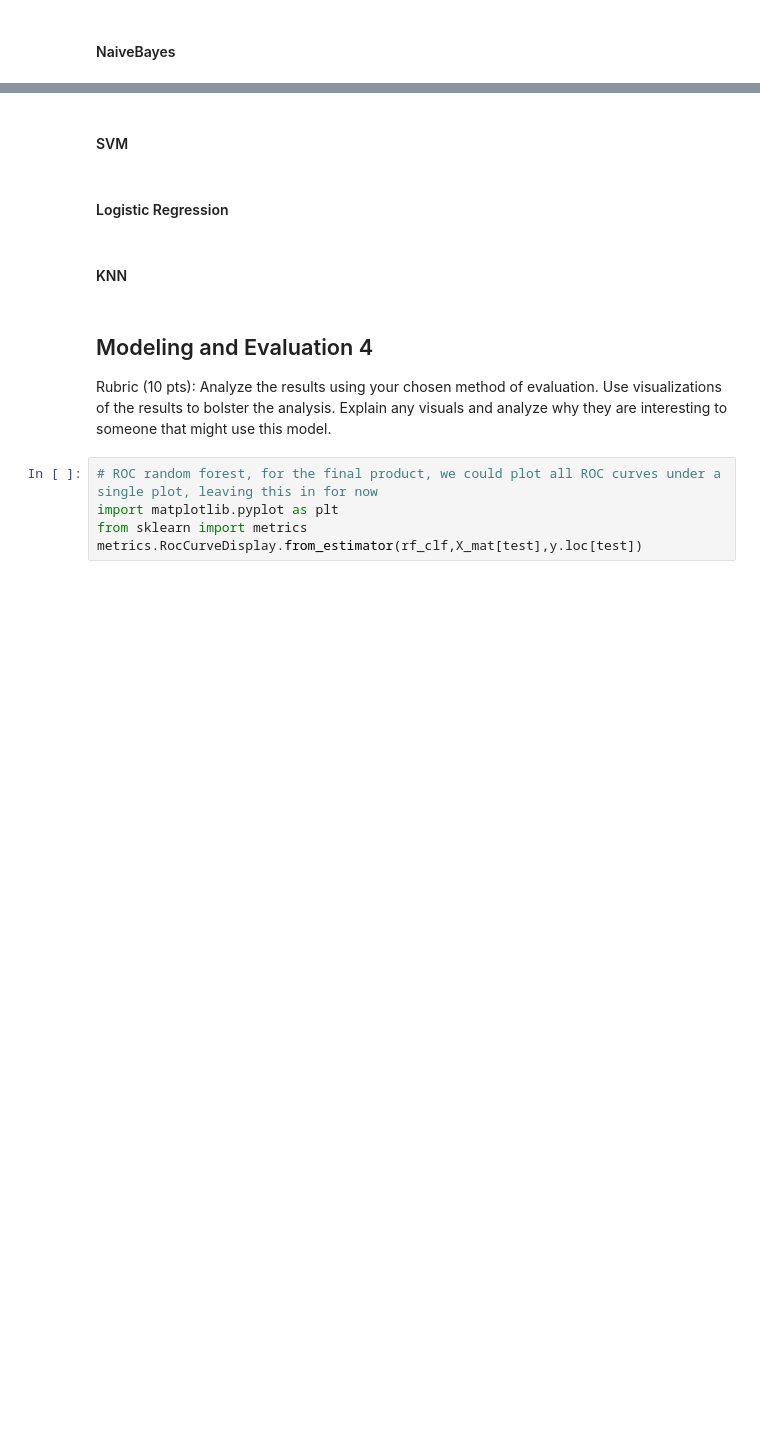
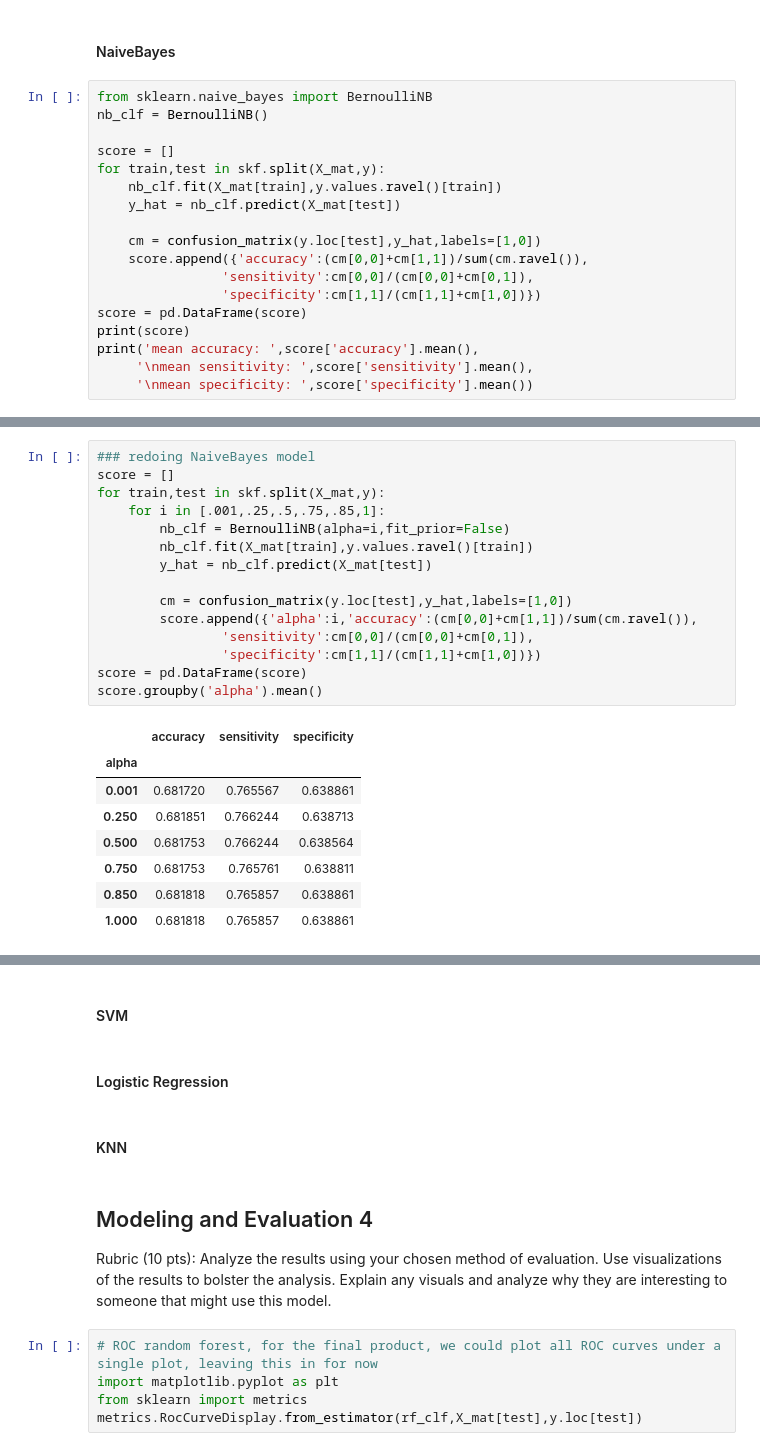
Before and after one commit to boneeyah/DS7331_Group, a Jupyter notebook: Lab2.ipynb, the cells around one changed output, grey strips where cells are left out. Drawn from its saved outputs; the diff is of its cells as text; blank space fills up the shorter version.

```diff
--- a/Lab2.ipynb
+++ b/Lab2.ipynb
@@ -447,2 +417,20 @@ mean specificity:  0.8961746730777873
 # %% [markdown]
 #### NaiveBayes
+# %%
+from sklearn.naive_bayes import BernoulliNB
+nb_clf = BernoulliNB()
+
+score = []
+for train,test in skf.split(X_mat,y):
+    nb_clf.fit(X_mat[train],y.values.ravel()[train])
+    y_hat = nb_clf.predict(X_mat[test])
+
+    cm = confusion_matrix(y.loc[test],y_hat,labels=[1,0])
+    score.append({'accuracy':(cm[0,0]+cm[1,1])/sum(cm.ravel()),
+                'sensitivity':cm[0,0]/(cm[0,0]+cm[0,1]),
+                'specificity':cm[1,1]/(cm[1,1]+cm[1,0])})
+score = pd.DataFrame(score)
+print(score)
+print('mean accuracy: ',score['accuracy'].mean(),
+     '\nmean sensitivity: ',score['sensitivity'].mean(),
+     '\nmean specificity: ',score['specificity'].mean())
@@ -448,0 +452,24 @@ mean specificity:  0.8961746730777873
+# %%
+### redoing NaiveBayes model
+score = []
+for train,test in skf.split(X_mat,y):
+    for i in [.001,.25,.5,.75,.85,1]:
+        nb_clf = BernoulliNB(alpha=i,fit_prior=False)
+        nb_clf.fit(X_mat[train],y.values.ravel()[train])
+        y_hat = nb_clf.predict(X_mat[test])
+
+        cm = confusion_matrix(y.loc[test],y_hat,labels=[1,0])
+        score.append({'alpha':i,'accuracy':(cm[0,0]+cm[1,1])/sum(cm.ravel()),
+                'sensitivity':cm[0,0]/(cm[0,0]+cm[0,1]),
+                'specificity':cm[1,1]/(cm[1,1]+cm[1,0])})
+score = pd.DataFrame(score)
+score.groupby('alpha').mean()
+# %% [output]
+|  | accuracy | sensitivity | specificity |
+| alpha |  |  |  |
+| 0.001 | 0.681720 | 0.765567 | 0.638861 |
+| 0.250 | 0.681851 | 0.766244 | 0.638713 |
+| 0.500 | 0.681753 | 0.766244 | 0.638564 |
+| 0.750 | 0.681753 | 0.765761 | 0.638811 |
+| 0.850 | 0.681818 | 0.765857 | 0.638861 |
+| 1.000 | 0.681818 | 0.765857 | 0.638861 |
```
Also changed, not shown: parts of 8 cells of this notebook.
